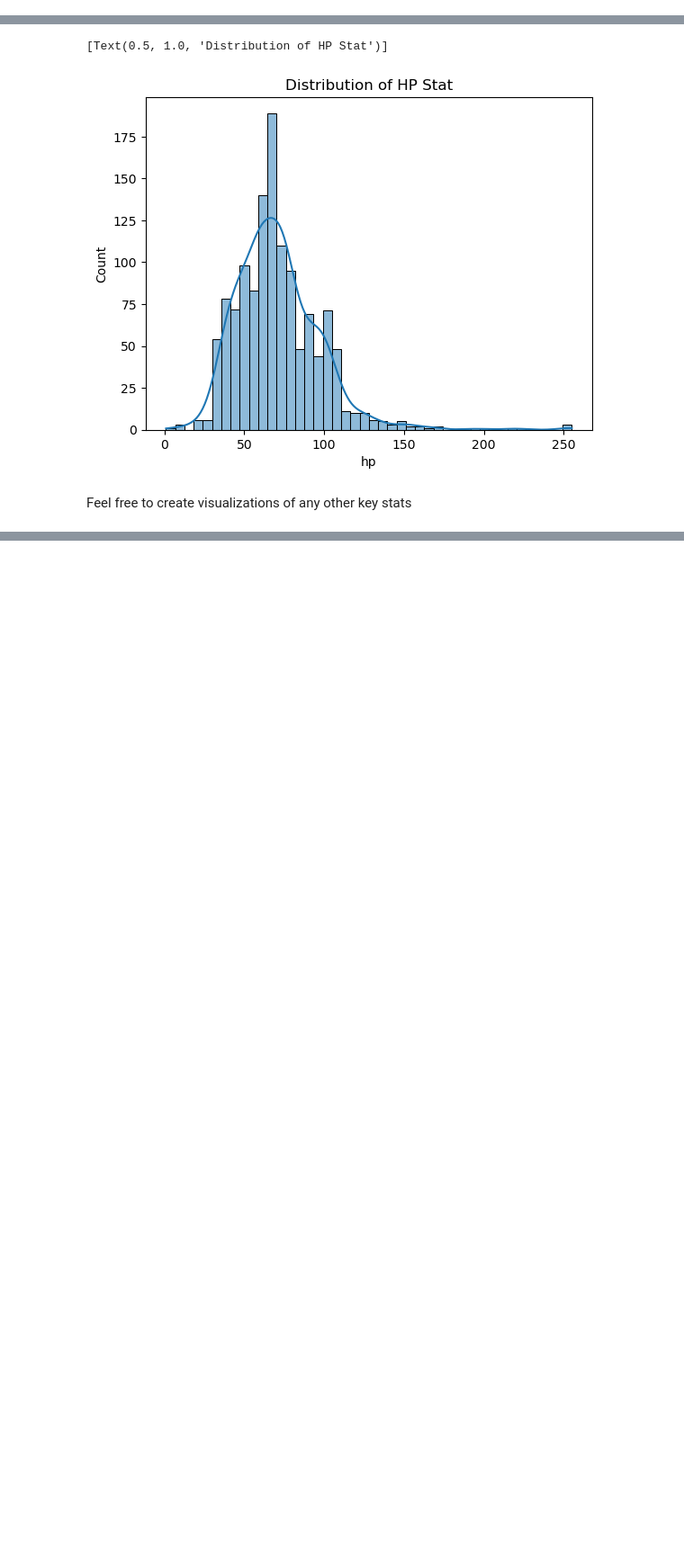
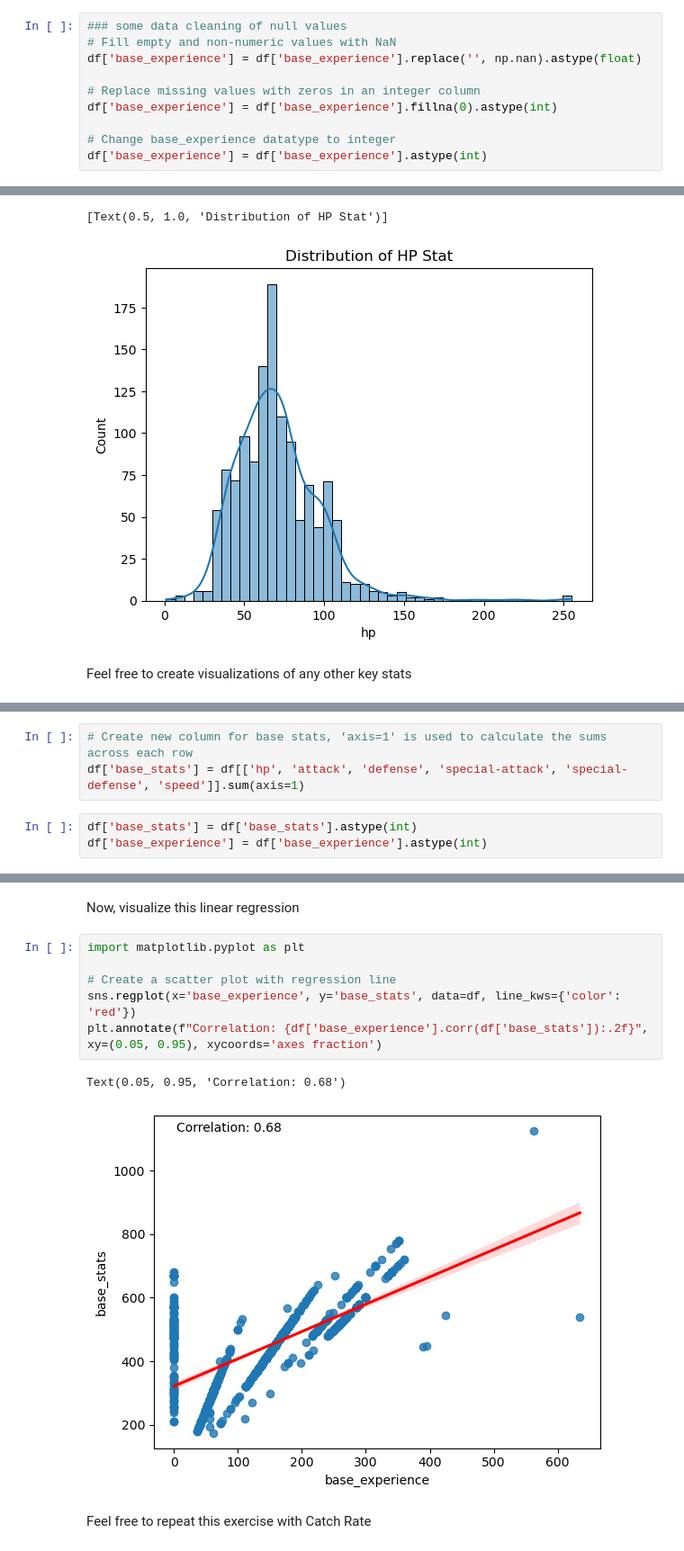
Before and after one commit to kelechiago/poke_api, a Jupyter notebook: practice_problems/statistics_and_statistical_models_problems.ipynb, the cells around one changed output, grey strips where cells are left out. Shown: that part at 90% size. Cells and saved outputs as stored; diff of their text form; blank space fills up the shorter version.

Commit message:
linear regression problems added

```diff
--- a/practice_problems/statistics_and_statistical_models_problems.ipynb
+++ b/practice_problems/statistics_and_statistical_models_problems.ipynb
@@ -34,6 +38,16 @@ df.head()
 | 3 | charmander | 4 | 6 | 62 | 4 | 85 | 39 | 52 | 43 | ... |
 | 4 | charmeleon | 5 | 11 | 142 | 5 | 190 | 58 | 64 | 58 | ... |
 5 rows × 27 columns
+# %%
+### some data cleaning of null values
+# Fill empty and non-numeric values with NaN
+df['base_experience'] = df['base_experience'].replace('', np.nan).astype(float)
+
+# Replace missing values with zeros in an integer column
+df['base_experience'] = df['base_experience'].fillna(0).astype(int)
+
+# Change base_experience datatype to integer
+df['base_experience'] = df['base_experience'].astype(int)
 # %% [markdown]
 Generate summary statistics of all numerical columns
 # %%
@@ -71,0 +92,6 @@ Feel free to create visualizations of any other key stats
+# %%
+# Create new column for base stats, 'axis=1' is used to calculate the sums across each row
+df['base_stats'] = df[['hp', 'attack', 'defense', 'special-attack', 'special-defense', 'speed']].sum(axis=1)
+# %%
+df['base_stats'] = df['base_stats'].astype(int)
+df['base_experience'] = df['base_experience'].astype(int)
@@ -71,0 +135,13 @@ Feel free to create visualizations of any other key stats
+# %% [markdown]
+Now, visualize this linear regression
+# %%
+import matplotlib.pyplot as plt
+
+# Create a scatter plot with regression line
+sns.regplot(x='base_experience', y='base_stats', data=df, line_kws={'color': 'red'})
+plt.annotate(f"Correlation: {df['base_experience'].corr(df['base_stats']):.2f}", xy=(0.05, 0.95), xycoords='axes fraction')
+# %% [output]
+Text(0.05, 0.95, 'Correlation: 0.68')
+[figure, added]
+# %% [markdown]
+Feel free to repeat this exercise with Catch Rate
```
Also changed, not shown: parts of 11 cells of this notebook.
